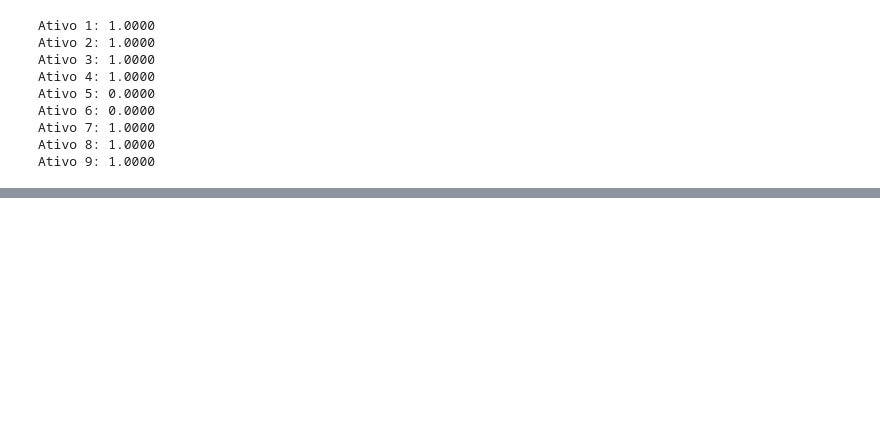
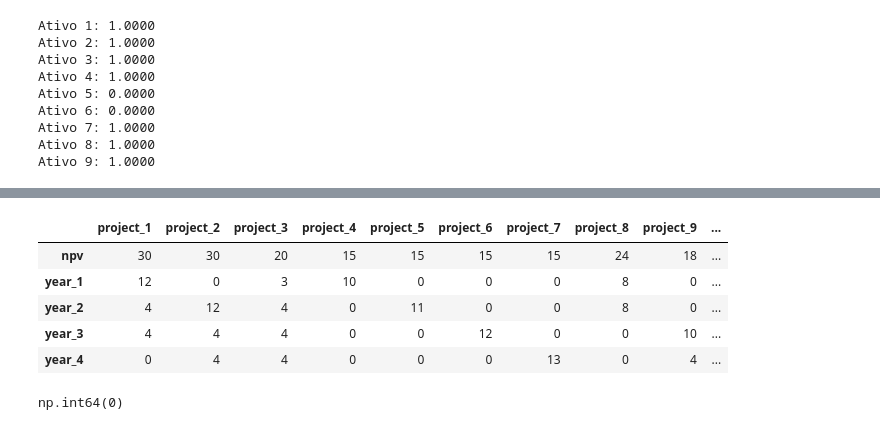
Before and after one commit to JoaoNogaroli/mestrado, a Jupyter notebook: estudo/multi-objetivo/treino/cornuejols/app.ipynb, the cells around one changed output, grey strips where cells are left out. Cells and saved outputs as stored; diff of their text form; code cells hidden in the pictures; blank space fills up the shorter version.

```diff
--- a/estudo/multi-objetivo/treino/cornuejols/app.ipynb
+++ b/estudo/multi-objetivo/treino/cornuejols/app.ipynb
@@ -95,0 +100,4 @@ Ativo 9: 1.0000
+# %%
+colunas = [f'project_{i}' for i in range(1,11)]
+periodos = [f'year_{i}' for i in range(1,5)]
+npv = [30,30,20,15,15,15,15,24,18,18]
@@ -95,0 +143,15 @@ Ativo 9: 1.0000
+# %%
+df = df.rename(columns={i:colunas[i] for i in range(0,10)})
+df
+# %% [output]
+|  | project_1 | project_2 | project_3 | project_4 | project_5 | project_6 | project_7 | project_8 | project_9 | ... |
+| npv | 30 | 30 | 20 | 15 | 15 | 15 | 15 | 24 | 18 | ... |
+| year_1 | 12 | 0 | 3 | 10 | 0 | 0 | 0 | 8 | 0 | ... |
+| year_2 | 4 | 12 | 4 | 0 | 11 | 0 | 0 | 8 | 0 | ... |
+| year_3 | 4 | 4 | 4 | 0 | 0 | 12 | 0 | 0 | 10 | ... |
+| year_4 | 0 | 4 | 4 | 0 | 0 | 0 | 13 | 0 | 4 | ... |
+# %%
+df_custo = df.drop(index='npv')
+df_custo.T.loc['project_2','year_1']
+# %% [output]
+np.int64(0)
```
Also changed, not shown: parts of 14 cells of this notebook, 15 other files.
